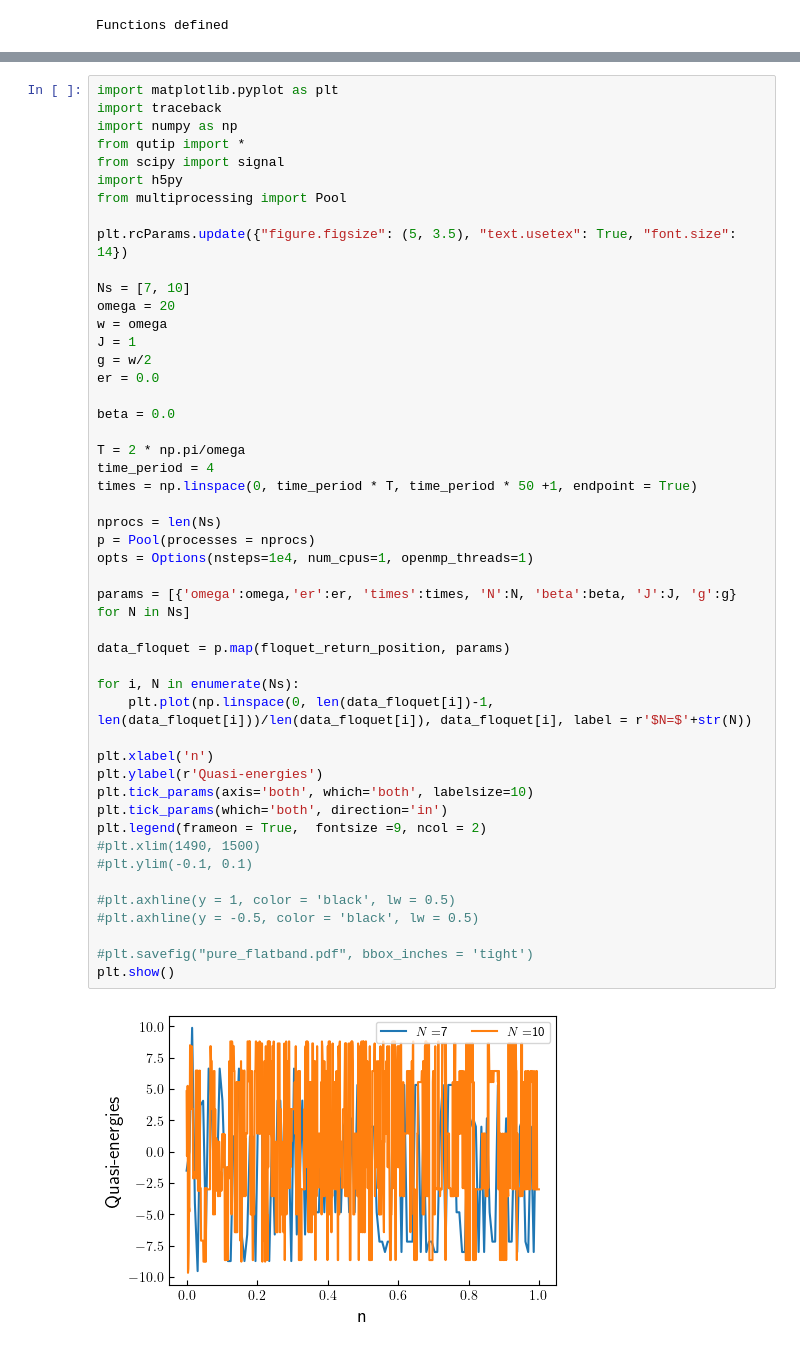
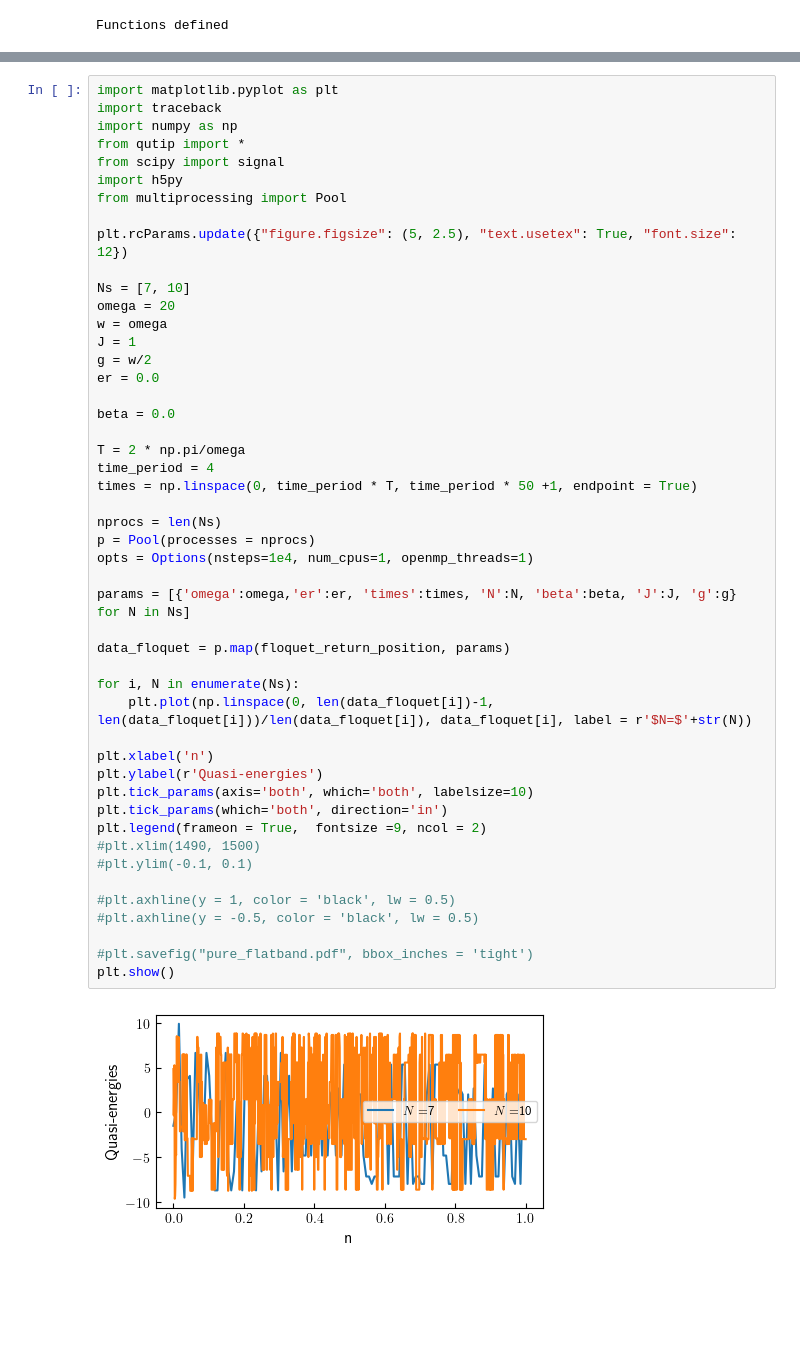
Before and after one commit to rahmahi/Impure_Flat-band, a Jupyter notebook: Continuous_spin_flip_DTC/contineuos_spin_flip.ipynb, the cells around one changed output, grey strips where cells are left out. Drawn from its saved outputs; the diff is of its cells as text; blank space fills up the shorter version.

```diff
--- a/Continuous_spin_flip_DTC/contineuos_spin_flip.ipynb
+++ b/Continuous_spin_flip_DTC/contineuos_spin_flip.ipynb
@@ -133,7 +133,7 @@ from scipy import signal
 import h5py
 from multiprocessing import Pool
 
-plt.rcParams.update({"figure.figsize": (5, 3.5), "text.usetex": True, "font.size": 14})
+plt.rcParams.update({"figure.figsize": (5, 2.5), "text.usetex": True, "font.size": 12})
 
 Ns = [7, 10]
 omega = 20
@@ -146,31 +146,31 @@ beta = 0.0
 
 T = 2 * np.pi/omega
 time_period = 4
 times = np.linspace(0, time_period * T, time_period * 50 +1, endpoint = True)
 
 nprocs = len(Ns)
 p = Pool(processes = nprocs)
 opts = Options(nsteps=1e4, num_cpus=1, openmp_threads=1)
 
 params = [{'omega':omega,'er':er, 'times':times, 'N':N, 'beta':beta, 'J':J, 'g':g} for N in Ns]
 
 data_floquet = p.map(floquet_return_position, params)
 
 for i, N in enumerate(Ns):
     plt.plot(np.linspace(0, len(data_floquet[i])-1, len(data_floquet[i]))/len(data_floquet[i]), data_floquet[i], label = r'$N=$'+str(N))
 
 plt.xlabel('n')
 plt.ylabel(r'Quasi-energies')
 plt.tick_params(axis='both', which='both', labelsize=10)
 plt.tick_params(which='both', direction='in')
 plt.legend(frameon = True,  fontsize =9, ncol = 2)
 #plt.xlim(1490, 1500)
 #plt.ylim(-0.1, 0.1)
 
 #plt.axhline(y = 1, color = 'black', lw = 0.5)
 #plt.axhline(y = -0.5, color = 'black', lw = 0.5)
 
 #plt.savefig("pure_flatband.pdf", bbox_inches = 'tight')
 plt.show()
 # %% [output]
-[figure, old version]
+[figure, new version]
```
Also changed, not shown: parts of 13 cells of this notebook, 10 other files.
